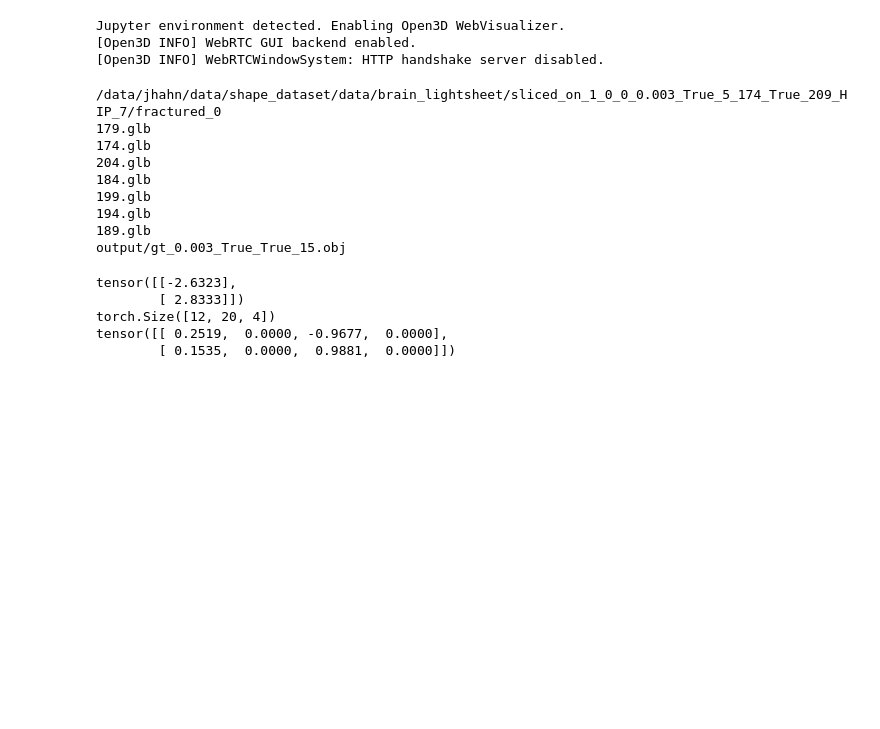
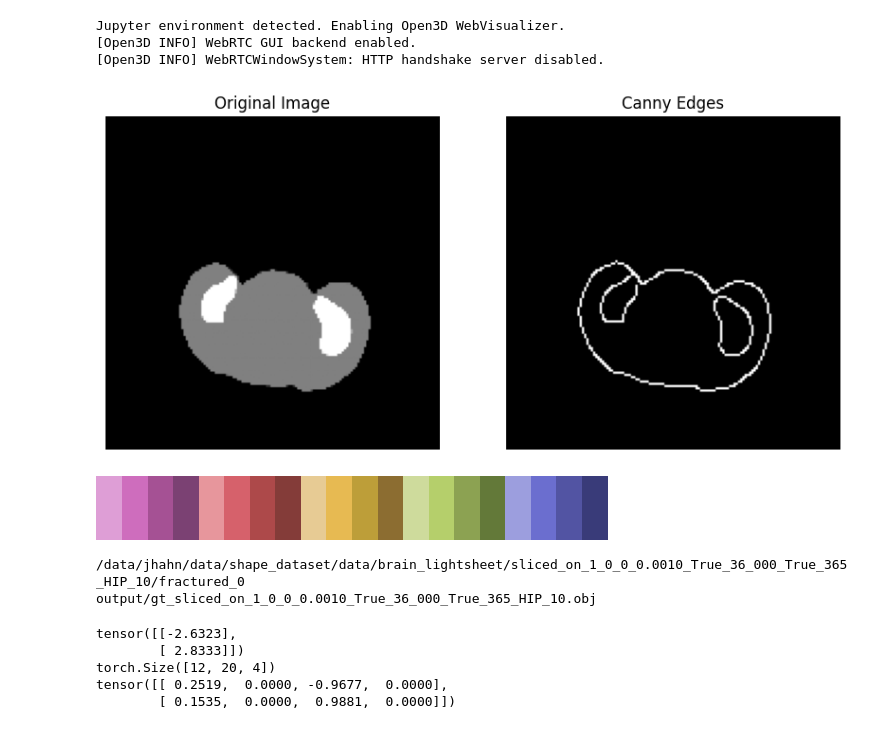
Before and after one commit to jhahncs/brain-slice-reconstruction, a Jupyter notebook: 2d_2_pcd/lightsheet_images_mgr.ipynb, the cells around one changed output. Saved outputs shown, nothing was run; the diff lists cells and outputs as text; code cells hidden in the pictures; blank space fills up the shorter version.

```diff
--- a/2d_2_pcd/lightsheet_images_mgr.ipynb
+++ b/2d_2_pcd/lightsheet_images_mgr.ipynb
@@ -21,3 +17,41 @@ import slice_util
 Jupyter environment detected. Enabling Open3D WebVisualizer.
 [Open3D INFO] WebRTC GUI backend enabled.
 [Open3D INFO] WebRTCWindowSystem: HTTP handshake server disabled.
+# %%
+import cv2
+tiff_filename_full = '/data/jhahn/data/brain_lightsheet/slices/sliced_on_1_0_0/108.tif'
+image_top = cv2.imread(tiff_filename_full, cv2.IMREAD_COLOR)
+new_width, new_height = 150, 150
+image_top = cv2.resize(image_top, (new_width, new_height))
+gray_image_top = cv2.cvtColor(image_top, cv2.COLOR_BGR2GRAY)
+canny_image_top = cv2.Canny(gray_image_top,100,200)
+canny_image_top.shape
+
+
+# Matplotlib을 사용하여 시각화
+plt.figure(figsize=(10, 5))
+
+plt.subplot(1, 2, 1)
+plt.title('Original Image')
+plt.imshow(gray_image_top, cmap='gray')
+plt.axis('off')
+
+plt.subplot(1, 2, 2)
+plt.title('Canny Edges')
+plt.imshow(canny_image_top, cmap='gray')
+plt.axis('off')
+
+plt.show()
+# %% [output]
+[figure, added]
+# %%
+import matplotlib.pyplot as plt
+from matplotlib.colors import ListedColormap
+import imageio
+import numpy as np
+viridis = plt.get_cmap('tab20b_r')
+tab10_r = ListedColormap(viridis(np.arange(20)))
+tab10_r.colors[0][:3]
+tab10_r
+# %% [output]
+[figure, added]
@@ -24,4 +72,8 @@ Jupyter environment detected. Enabling Open3D WebVisualizer.
 # %%
+import os
+import shutil
+import trimesh
+import slice_util
 num_of_missing_slices = 15
 from_index = 92
 to_index = 210
@@ -34,39 +86,37 @@ config_dir = '/home/jhahn/puzzlefusion-plusplus/config'
 files_root =  '/home/jhahn/puzzlefusion-plusplus/web/files'
 ckpt_path= f'/home/jhahn/puzzlefusion-plusplus/models/{data_id}/denoiser/training/last.ckpt'
 
-
-
+data_type = 'atlas_mouse_brain_50mm'
+data_type = 'brain_lightsheet'
 data_ids = [f'sliced_on_1_0_0_{tickness:.3f}_{no_gap_between_slices}_{num_of_missing_slices}_{from_index:03}_{is_curvature}_{to_index}_HIP']#['0408']
-data_ids = ['sliced_on_1_0_0_0.003_True_5_174_True_209_HIP_7']
+data_ids = ['sliced_on_1_0_0_0.0010_True_36_000_True_365_HIP_10']
 
 os.makedirs('output/temp',exist_ok=True)
-_obj_dir = '/data/jhahn/data/shape_dataset/data/brain_lightsheet'
+
+_obj_dir = f'/data/jhahn/data/shape_dataset/data/{data_type}'
 obj_files = []
 
 _target_dir = _obj_dir+ "/"+data_ids[0]+"/fractured_0"
-print(_target_dir)
-for _o in os.listdir(_target_dir):
+
+for _i, _o in enumerate(os.listdir(_target_dir)):
 
     if not _o.endswith(".glb"):
         continue
     _glb_filename = _target_dir+ "/"+_o
-    print(_o)
+    #print(_o)
     _glb = trimesh.load(_glb_filename)
     _new_obj_filename = "output/temp/"+_o.replace(".glb",".obj")
     _glb.export(_new_obj_filename)
     #print(_new_obj_filename)
     obj_files.append(_new_obj_filename)
-combined_filename =  f"output/gt_{data_id}.obj"
+
+print(_target_dir)
+combined_filename =  f"output/gt_{data_ids[0]}.obj"
+
+
 slice_util.combine_obj_files(obj_files, combined_filename)
 print(combined_filename)
 # %% [output]
-/data/jhahn/data/shape_dataset/data/brain_lightsheet/sliced_on_1_0_0_0.003_True_5_174_True_209_HIP_7/fractured_0
-179.glb
-174.glb
-204.glb
-184.glb
-199.glb
-194.glb
-189.glb
-output/gt_0.003_True_True_15.obj
+/data/jhahn/data/shape_dataset/data/brain_lightsheet/sliced_on_1_0_0_0.0010_True_36_000_True_365_HIP_10/fractured_0
+output/gt_sliced_on_1_0_0_0.0010_True_36_000_True_365_HIP_10.obj
 # %%
```
Also changed, not shown: parts of 4 cells of this notebook, 22 other files.
